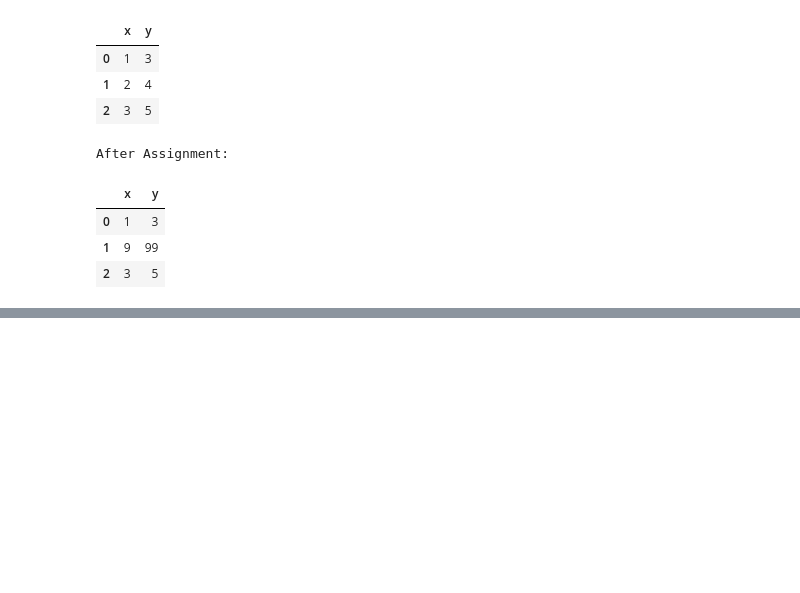
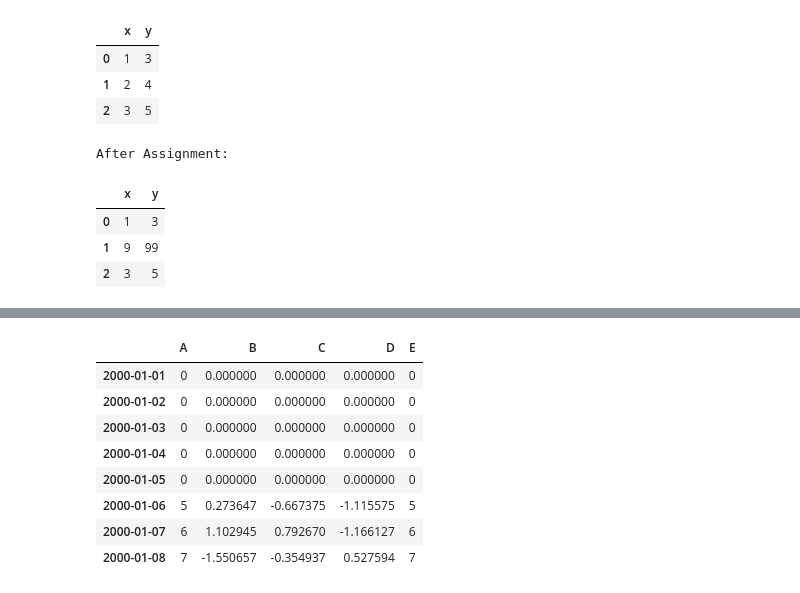
Before and after one commit to Raghushaf/Data_Study_Kaggle, a Jupyter notebook: pandas-learn-practise.ipynb, the cells around one changed output, grey strips where cells are left out. Drawn from its saved outputs; the diff is of its cells as text; code cells hidden in the pictures; blank space fills up the shorter version.

```diff
--- a/pandas-learn-practise.ipynb
+++ b/pandas-learn-practise.ipynb
@@ -3217,0 +3306,14 @@ After Assignment:
+# %%
+dfC=dfa.copy()           #Making Copying of DataFrame dfa
+dfC[:5]=0            #it will assign all value to 0 from (0,5)
+dfC
+# %% [output]
+|  | A | B | C | D | E |
+| 2000-01-01 | 0 | 0.000000 | 0.000000 | 0.000000 | 0 |
+| 2000-01-02 | 0 | 0.000000 | 0.000000 | 0.000000 | 0 |
+| 2000-01-03 | 0 | 0.000000 | 0.000000 | 0.000000 | 0 |
+| 2000-01-04 | 0 | 0.000000 | 0.000000 | 0.000000 | 0 |
+| 2000-01-05 | 0 | 0.000000 | 0.000000 | 0.000000 | 0 |
+| 2000-01-06 | 5 | 0.273647 | -0.667375 | -1.115575 | 5 |
+| 2000-01-07 | 6 | 1.102945 | 0.792670 | -1.166127 | 6 |
+| 2000-01-08 | 7 | -1.550657 | -0.354937 | 0.527594 | 7 |
```
Also changed, not shown: parts of 160 cells of this notebook.
